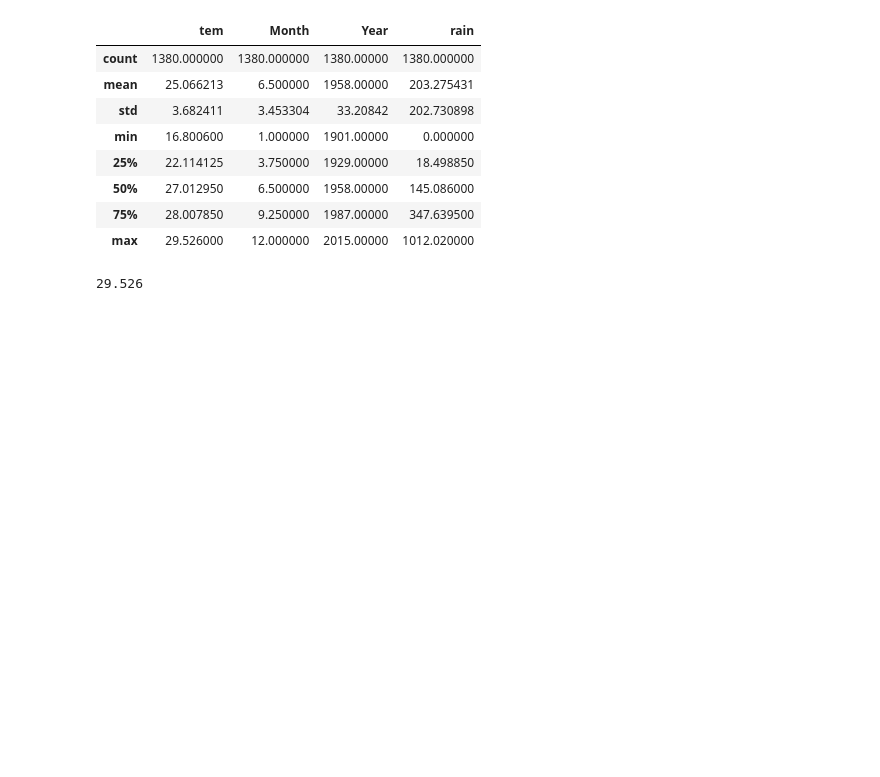
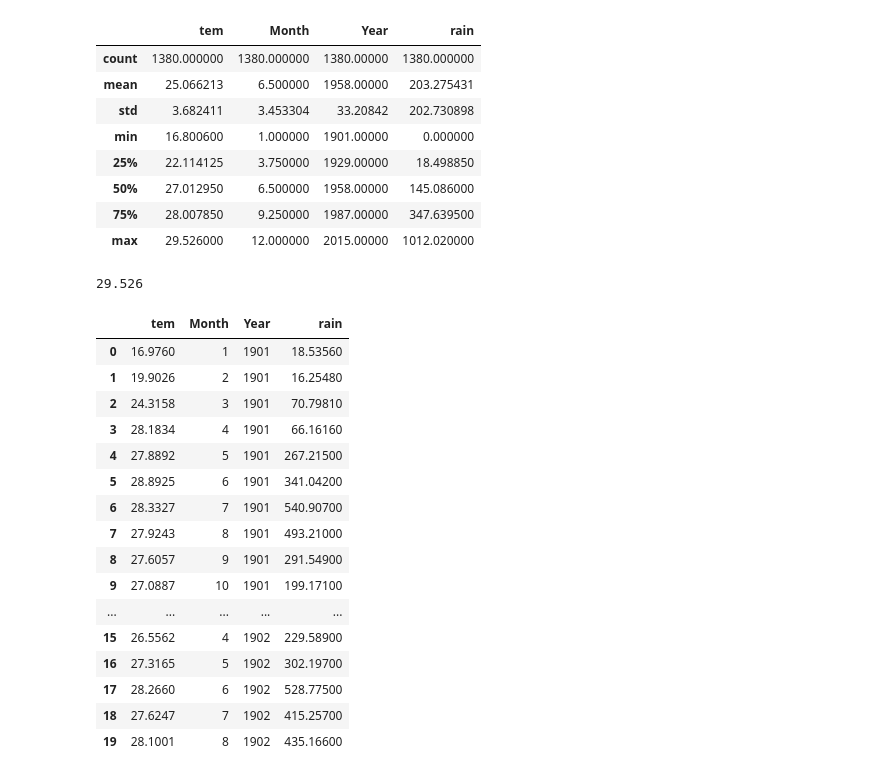
Before and after one commit to AshikurIST/Bangladesh-Weather-1901---2023-, a Jupyter notebook: Bangladesh Weather (1901 - 2023).ipynb, the cells around one changed output. Cells and saved outputs as stored; diff of their text form; code cells hidden in the pictures; blank space fills up the shorter version.

```diff
--- a/Bangladesh Weather (1901 - 2023).ipynb
+++ b/Bangladesh Weather (1901 - 2023).ipynb
@@ -54,3 +54,23 @@ df.describe()
 df['tem'].max()
 # %% [output]
 29.526
+# %%
+df.head(20)
+# %% [output]
+|  | tem | Month | Year | rain |
+| 0 | 16.9760 | 1 | 1901 | 18.53560 |
+| 1 | 19.9026 | 2 | 1901 | 16.25480 |
+| 2 | 24.3158 | 3 | 1901 | 70.79810 |
+| 3 | 28.1834 | 4 | 1901 | 66.16160 |
+| 4 | 27.8892 | 5 | 1901 | 267.21500 |
+| 5 | 28.8925 | 6 | 1901 | 341.04200 |
+| 6 | 28.3327 | 7 | 1901 | 540.90700 |
+| 7 | 27.9243 | 8 | 1901 | 493.21000 |
+| 8 | 27.6057 | 9 | 1901 | 291.54900 |
+| 9 | 27.0887 | 10 | 1901 | 199.17100 |
+| ... | ... | ... | ... | ... |
+| 15 | 26.5562 | 4 | 1902 | 229.58900 |
+| 16 | 27.3165 | 5 | 1902 | 302.19700 |
+| 17 | 28.2660 | 6 | 1902 | 528.77500 |
+| 18 | 27.6247 | 7 | 1902 | 415.25700 |
+| 19 | 28.1001 | 8 | 1902 | 435.16600 |
```
Also changed, not shown: parts of 9 cells of this notebook.
